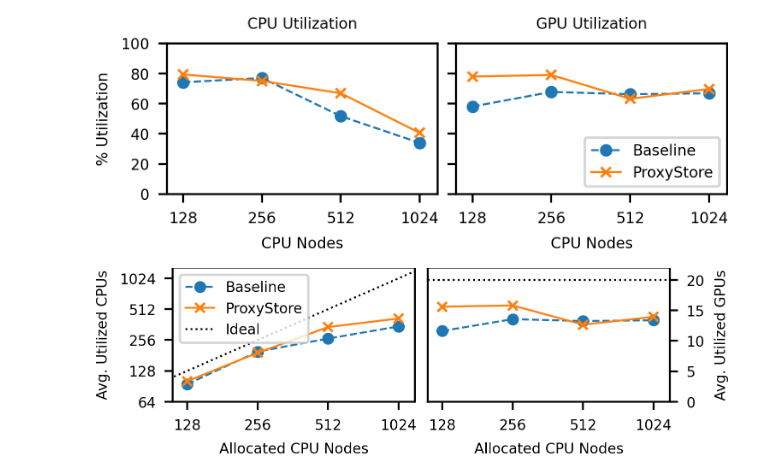
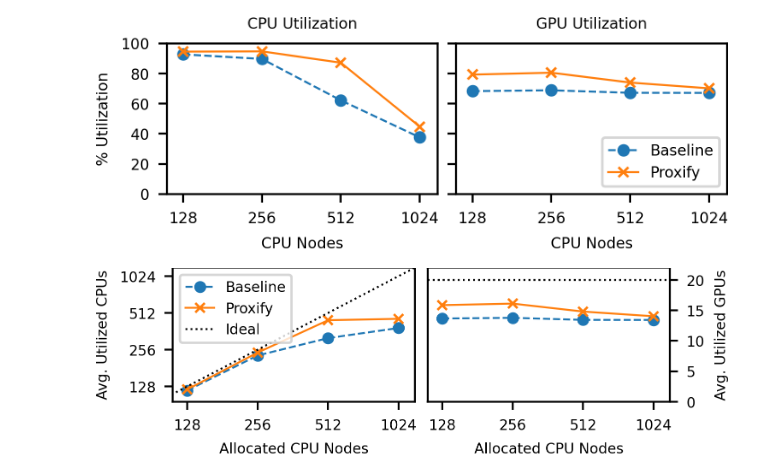
Before and after one commit to proxystore/sc23-evaluation, a Jupyter notebook: 6-molecular-design.ipynb, the cells around one changed output. Cells and saved outputs as stored; diff of their text form; code cells hidden in the pictures.

Commit message:
Anonymize ProxyStore name

```diff
--- a/6-molecular-design.ipynb
+++ b/6-molecular-design.ipynb
@@ -20,15 +20,17 @@ plt.rcParams["image.cmap"] = "tab10"
 # to change default color cycle
 plt.rcParams['axes.prop_cycle'] = plt.cycler(color=plt.cm.tab10.colors)
 # %%
+PROXYSTORE = 'Proxify'
+
 NODES = [8, 128, 256, 512, 1024]
 DATA = {
     'Baseline': {
-        'CPU': [0.8534113322726474, 0.741658462870173, 0.7701789655961045, 0.5167485246840038, 0.33938224057120914],
-        'GPU': [0.6598946671859001, 0.5806051617037058, 0.6777844457057892, 0.6625159614046943, 0.6685209312655067],
+        'CPU': [0.8646902807438533, 0.9269573068818762, 0.8966170705131524, 0.6218489915664105, 0.37615390430619705],
+        'GPU': [0.6796688040980168, 0.6830119733745553, 0.6885930245770308, 0.6718035129672266, 0.6711664536459054],
     },
-    'ProxyStore': {
-        'CPU': [0.8942408568979279, 0.7934664609952449, 0.7505511452293577, 0.668794907750314, 0.40581564940832815],
-        'GPU': [0.7960034471860041, 0.779675514360612, 0.7902134736663917, 0.632301108687265, 0.697184791650481],
+    PROXYSTORE: {
+        'CPU': [0.9037363629501167, 0.9452118492686217, 0.9469055766535985, 0.8713959708739601, 0.44735455314792083],
+        'GPU': [0.7997412334690767, 0.7926567447094113, 0.8052310308176625, 0.7398836099119497, 0.7013267885288375],
     }
 }
 # %%
@@ -77,7 +79,7 @@ fig.tight_layout(w_pad=1)
 fig.set_size_inches(3.5, 1)
 plt.savefig('figures/moldesign-scaling-v1.pdf', pad_inches=0.05)
 # %% [output]
-[figure, old version]
+[figure, new version]
 # %%
 MARKERS = ('o', 'x')
 LINES = ('--', '-')
@@ -108,32 +110,32 @@ for i, (config, tasks) in enumerate(DATA.items()):
             label=config,
         )
 
         axs[j].set_xlabel('Allocated CPU Nodes')
 
 
 axs[0].set_ylabel('Avg. Utilized CPUs')
 axs[0].set_xscale('log', base=2)
 axs[0].set_yscale('log', base=2)
 axs[0].set_xticks(NODES)
 axs[0].set_yticks([64, 128, 256, 512, 1024])
 for axis in [axs[0].xaxis, axs[0].yaxis]:
     axis.set_major_formatter(ScalarFormatter())
 axs[0].plot((0, 2048), (0, 2048), color='black', linestyle = ':', label='Ideal')
 axs[0].set_xlim([111 if DROP_EIGHT else 6, 1200])
-axs[0].set_ylim([64 if DROP_EIGHT else 6, 1300])
+axs[0].set_ylim([96 if DROP_EIGHT else 6, 1200])
 
 axs[1].set_ylabel('Avg. Utilized GPUs')
 axs[1].axhline(y=20, color='black', linestyle = ':', label='Ideal')
 axs[1].set_yticks([0, 5, 10, 15, 20])
 axs[1].set_ylim([0, 22])
 axs[1].yaxis.tick_right()
 axs[1].yaxis.set_label_position("right")
 
 axs[0].legend(loc='upper left')
 
 fig.tight_layout(w_pad=1)
 
 fig.set_size_inches(3.5, 0.9)
 plt.savefig('figures/moldesign-scaling-v2.pdf', pad_inches=0.05)
 # %% [output]
-[figure, old version]
+[figure, new version]
```
Also changed, not shown: 9 other files.
